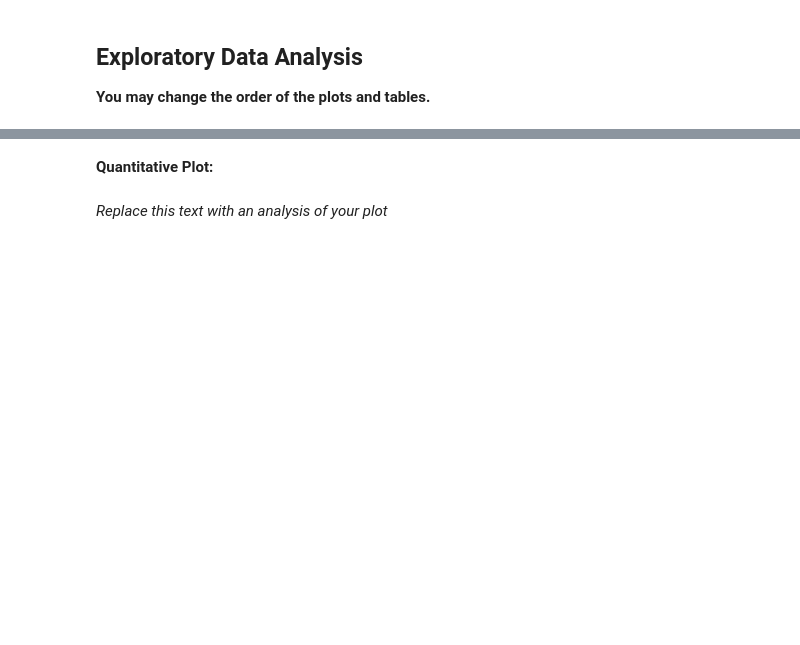
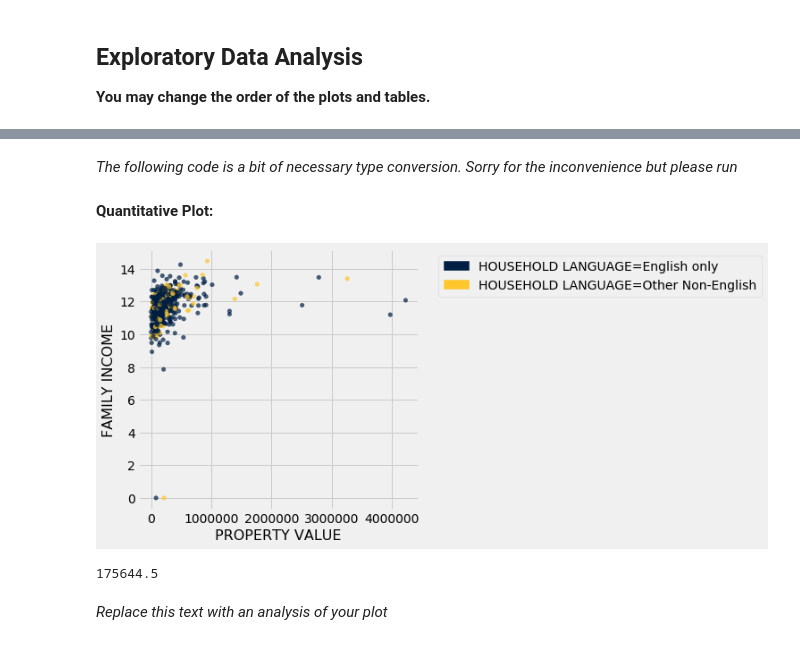
Before and after one commit to Jonathan-EJ/data8Proj, a Jupyter notebook: notebook-materials-su20_materials_su20_final-project_US-wealth/wealth-final-project.ipynb, the cells around one changed output, grey strips where cells are left out. Drawn from its saved outputs; the diff is of its cells as text; code cells hidden in the pictures; blank space fills up the shorter version.

```diff
--- a/notebook-materials-su20_materials_su20_final-project_US-wealth/wealth-final-project.ipynb
+++ b/notebook-materials-su20_materials_su20_final-project_US-wealth/wealth-final-project.ipynb
@@ -219,0 +225,4 @@ For our prediction question, **we wish to determine if property value, household
+# %%
+# Joins resources_data and families_data
+families_and_property = families_data.join('ID', resources_data)
+families_and_property.show(3)
@@ -220,8 +235,54 @@ For our prediction question, **we wish to determine if property value, household
+# %% [markdown]
+*The following code is a bit of necessary type conversion. Sorry for the inconvenience but please run*
+# %%
+# Convert appropriate columns from strings to floats or integers
+'''Following method checks if an item can be found in an array or list'''
+def contained_in(value, list_or_array):
+    for i in list_or_array:
+        if i == value:
+            return True
+    return False
+
+'''Following method converts all values in a table that appear to be numerical into a numerical type'''
+def format_numerical(tbl, omit = make_array()):
+    formatted_table = Table()
+    for column_index in np.arange(tbl.num_columns):
+        column = tbl.column(column_index)
+        new_column = make_array()
+        if contained_in(column_index, omit) == False:
+            for value in column:
+                if type(value) == str or type(value) == np.str_:
+                    if len(re.findall("\\d", value)) > 0:
+                        if len(re.findall("\\+", value)) > 0:
+                            value = value.replace('+','')
+                        if len(re.findall("\\.", value)) > 0:
+                            new_column = np.append(new_column,float(value))
+                        else:
+                            new_column = np.append(new_column,int(value))
+                    else:
+                        new_column = np.append(new_column,value)
+                else:
+                    new_column = np.append(new_column, value)
+            formatted_table = formatted_table.with_column(tbl.labels[column_index], new_column)
+        else:
+            formatted_table = formatted_table.with_column(tbl.labels[column_index], tbl.column(column_index))
+    return formatted_table
+
+families_and_property = format_numerical(families_and_property, [0]) # Converts all numbers that are type string to type float
 # %% [markdown]
 **Quantitative Plot:**
 # %%
 # Use this cell to generate your quantitative plot
-# Scatter plot of English speaking and Non-English speaking households as a function of household income
+# Scatter plot of English speaking and Non-English speaking households as a function of household income and property value
+
+income_language_property = families_and_property.select('FAMILY INCOME', 'HOUSEHOLD LANGUAGE','PROPERTY VALUE')
+income_language_property.scatter('PROPERTY VALUE', 'FAMILY INCOME', group='HOUSEHOLD LANGUAGE')
+# %% [output]
+[figure, added]
+# %%
+np.median(income_language_property.column(2))
+# %% [output]
+175644.5
 # %% [markdown]
 *Replace this text with an analysis of your plot*
 # %% [markdown]
```
Also changed, not shown: parts of 10 cells of this notebook.
